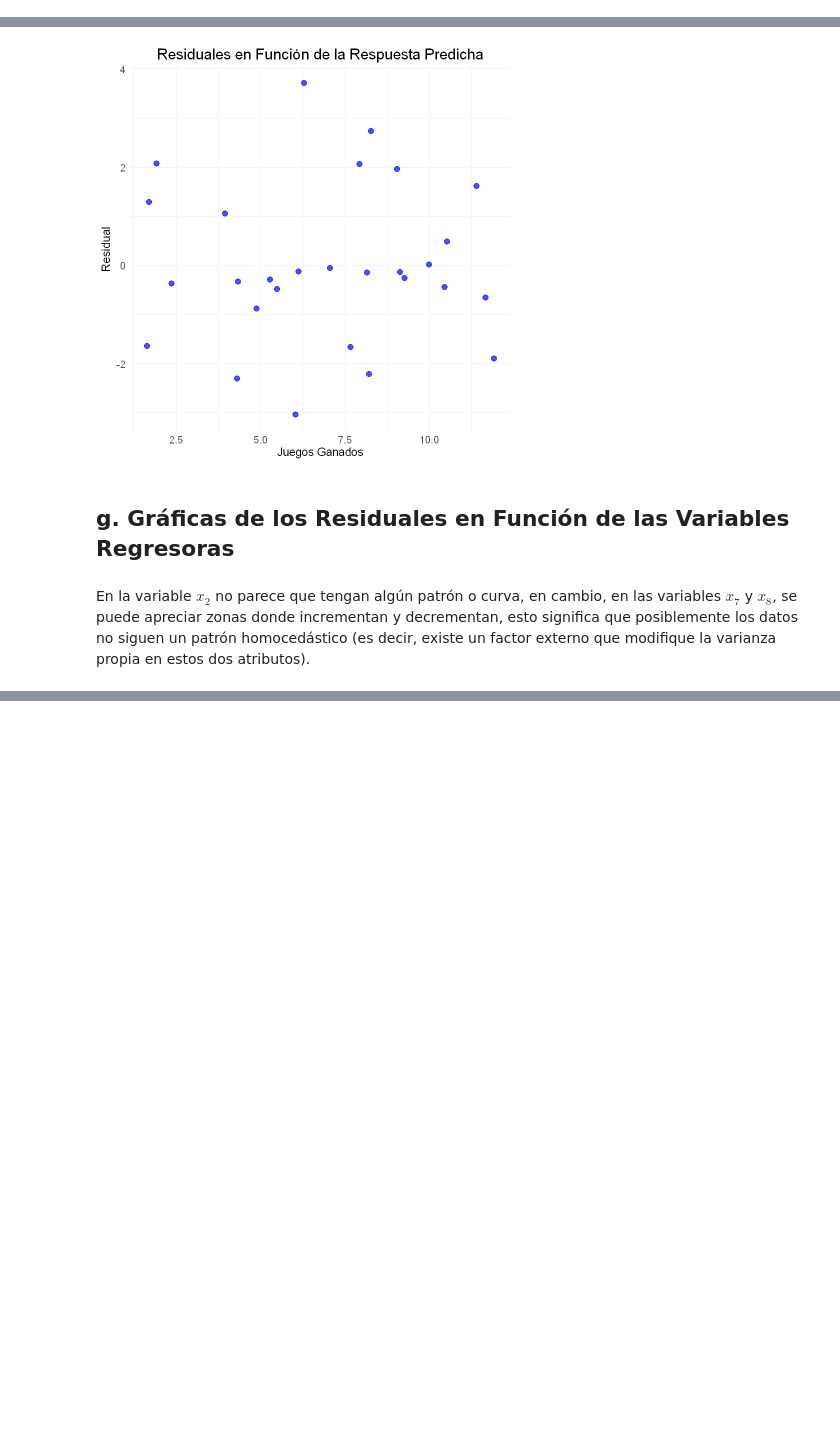
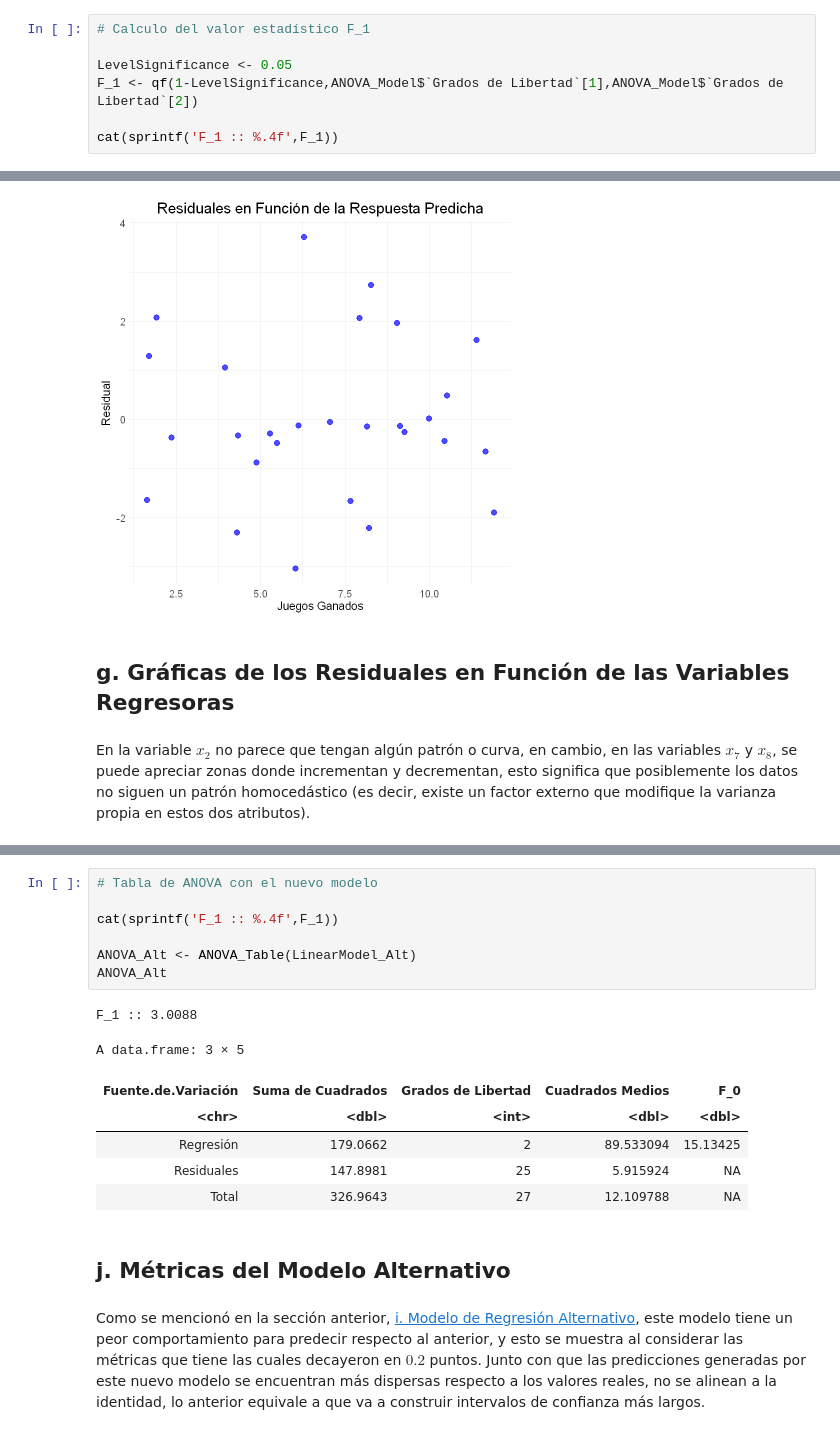
Before and after one commit to alexisuaguilaru/EstadisticaMultivariada, a Jupyter notebook: RegresionMultiple/Tareas/Tarea_01_r.ipynb, the cells around one changed output, grey strips where cells are left out. Cells and saved outputs as stored; diff of their text form; blank space fills up the shorter version.

```diff
--- a/RegresionMultiple/Tareas/Tarea_01_r.ipynb
+++ b/RegresionMultiple/Tareas/Tarea_01_r.ipynb
@@ -236,3 +236,10 @@ A data.frame: 3 × 5
 | Regresión | 257.0943 | 3 | 85.69809 | 29.43687 |
 | Residuales | 69.8700 | 24 | 2.91125 | NA |
 | Total | 326.9643 | 27 | 12.10979 | NA |
+# %%
+# Calculo del valor estadístico F_1
+
+LevelSignificance <- 0.05
+F_1 <- qf(1-LevelSignificance,ANOVA_Model$`Grados de Libertad`[1],ANOVA_Model$`Grados de Libertad`[2])
+
+cat(sprintf('F_1 :: %.4f',F_1))
@@ -526,0 +667,19 @@ PlotVariableResiduals(
+# %%
+# Tabla de ANOVA con el nuevo modelo
+
+cat(sprintf('F_1 :: %.4f',F_1))
+
+ANOVA_Alt <- ANOVA_Table(LinearModel_Alt)
+ANOVA_Alt
+# %% [output]
+F_1 :: 3.0088
+A data.frame: 3 × 5
+| Fuente.de.Variación | Suma de Cuadrados | Grados de Libertad | Cuadrados Medios | F_0 |
+| <chr> | <dbl> | <int> | <dbl> | <dbl> |
+| Regresión | 179.0662 | 2 | 89.533094 | 15.13425 |
+| Residuales | 147.8981 | 25 | 5.915924 | NA |
+| Total | 326.9643 | 27 | 12.109788 | NA |
+# %% [markdown]
+## **j**. Métricas del Modelo Alternativo
+# %% [markdown]
+Como se mencionó en la sección anterior, [i. Modelo de Regresión Alternativo](#i-modelo-de-regresión-alternativo), este modelo tiene un peor comportamiento para predecir respecto al anterior, y esto se muestra al considerar las métricas que tiene las cuales decayeron en $0.2$ puntos. Junto con que las predicciones generadas por este nuevo modelo se encuentran más dispersas respecto a los valores reales, no se alinean a la identidad, lo anterior equivale a que va a construir intervalos de confianza más largos.
```
Also changed, not shown: parts of 30 cells of this notebook.
